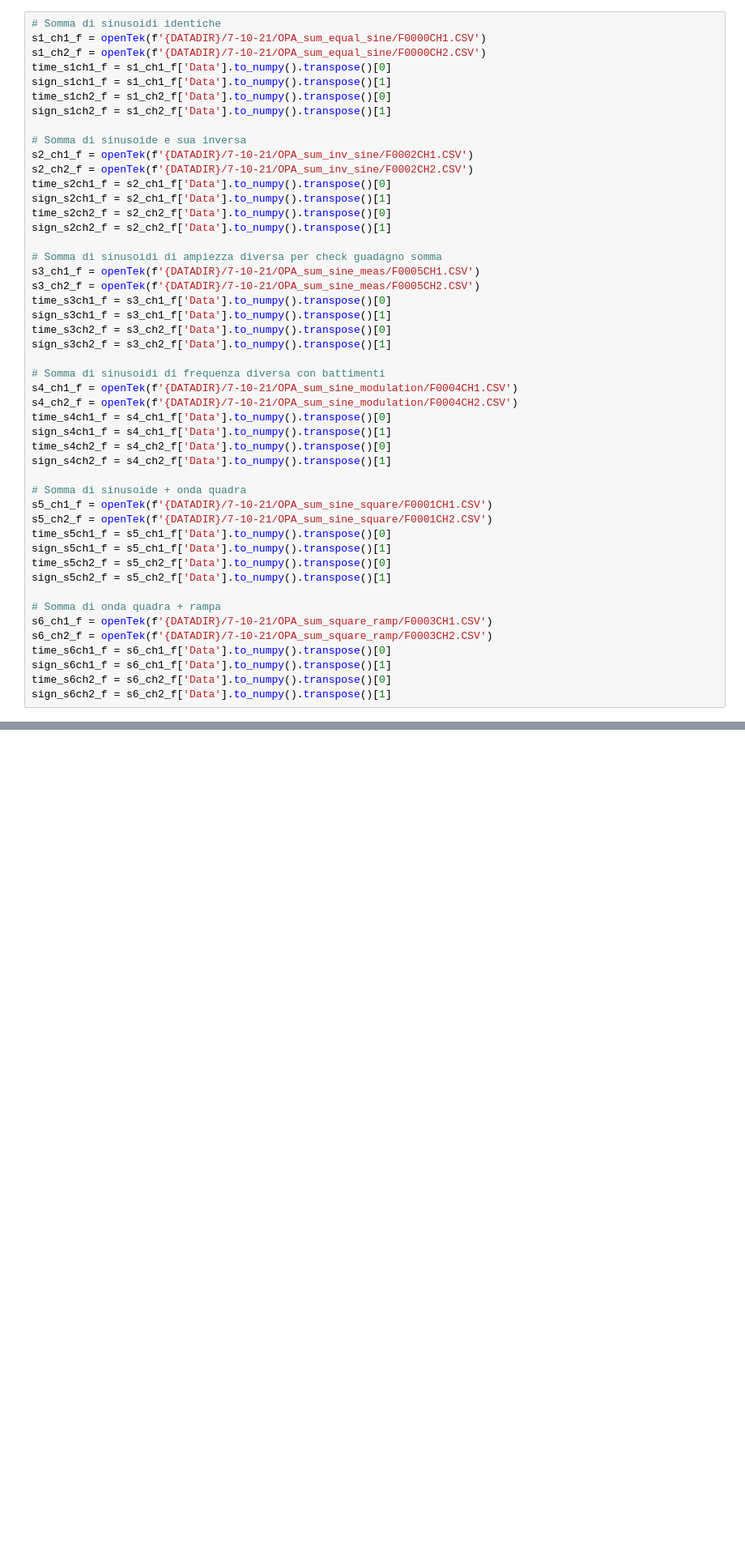
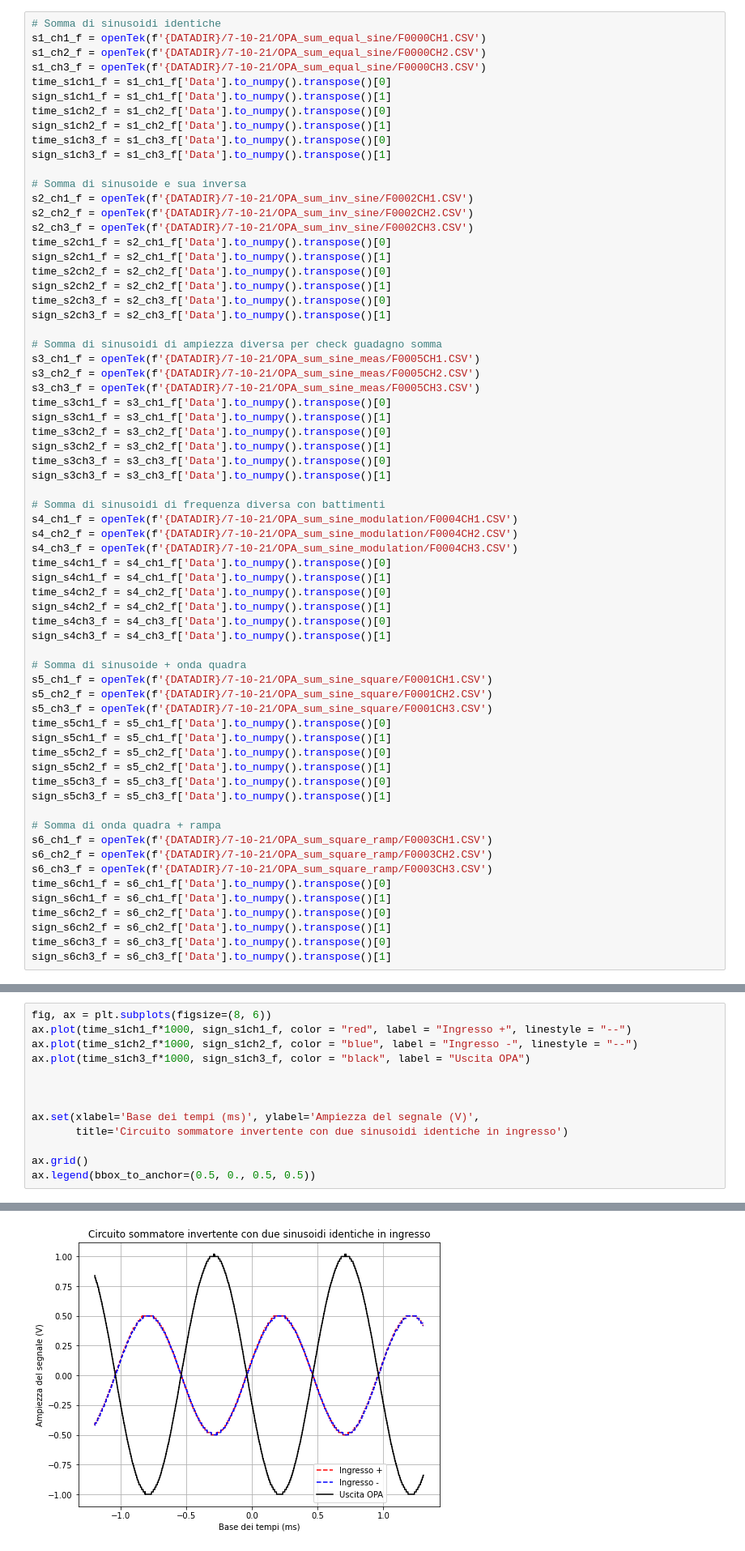
Before and after one commit to valeriopagliarino/Electronics-2021-UNITO-Public, a Jupyter notebook: analysis/3_Mixer_Diff_Trigger.ipynb, the cells around one changed output, grey strips where cells are left out. Shown at 81% size. Cells and saved outputs as stored; diff of their text form; blank space fills up the shorter version.

Commit message:
Mixer plots

```diff
--- a/analysis/3_Mixer_Diff_Trigger.ipynb
+++ b/analysis/3_Mixer_Diff_Trigger.ipynb
@@ -138,47 +138,65 @@ def openTek(path):
 # Somma di sinusoidi identiche
 s1_ch1_f = openTek(f'{DATADIR}/7-10-21/OPA_sum_equal_sine/F0000CH1.CSV')
 s1_ch2_f = openTek(f'{DATADIR}/7-10-21/OPA_sum_equal_sine/F0000CH2.CSV')
+s1_ch3_f = openTek(f'{DATADIR}/7-10-21/OPA_sum_equal_sine/F0000CH3.CSV')
 time_s1ch1_f = s1_ch1_f['Data'].to_numpy().transpose()[0]
 sign_s1ch1_f = s1_ch1_f['Data'].to_numpy().transpose()[1]
 time_s1ch2_f = s1_ch2_f['Data'].to_numpy().transpose()[0]
 sign_s1ch2_f = s1_ch2_f['Data'].to_numpy().transpose()[1]
+time_s1ch3_f = s1_ch3_f['Data'].to_numpy().transpose()[0]
+sign_s1ch3_f = s1_ch3_f['Data'].to_numpy().transpose()[1]
 
 # Somma di sinusoide e sua inversa
 s2_ch1_f = openTek(f'{DATADIR}/7-10-21/OPA_sum_inv_sine/F0002CH1.CSV')
 s2_ch2_f = openTek(f'{DATADIR}/7-10-21/OPA_sum_inv_sine/F0002CH2.CSV')
+s2_ch3_f = openTek(f'{DATADIR}/7-10-21/OPA_sum_inv_sine/F0002CH3.CSV')
 time_s2ch1_f = s2_ch1_f['Data'].to_numpy().transpose()[0]
 sign_s2ch1_f = s2_ch1_f['Data'].to_numpy().transpose()[1]
 time_s2ch2_f = s2_ch2_f['Data'].to_numpy().transpose()[0]
 sign_s2ch2_f = s2_ch2_f['Data'].to_numpy().transpose()[1]
+time_s2ch3_f = s2_ch3_f['Data'].to_numpy().transpose()[0]
+sign_s2ch3_f = s2_ch3_f['Data'].to_numpy().transpose()[1]
 
 # Somma di sinusoidi di ampiezza diversa per check guadagno somma
 s3_ch1_f = openTek(f'{DATADIR}/7-10-21/OPA_sum_sine_meas/F0005CH1.CSV')
 s3_ch2_f = openTek(f'{DATADIR}/7-10-21/OPA_sum_sine_meas/F0005CH2.CSV')
+s3_ch3_f = openTek(f'{DATADIR}/7-10-21/OPA_sum_sine_meas/F0005CH3.CSV')
 time_s3ch1_f = s3_ch1_f['Data'].to_numpy().transpose()[0]
 sign_s3ch1_f = s3_ch1_f['Data'].to_numpy().transpose()[1]
 time_s3ch2_f = s3_ch2_f['Data'].to_numpy().transpose()[0]
 sign_s3ch2_f = s3_ch2_f['Data'].to_numpy().transpose()[1]
+time_s3ch3_f = s3_ch3_f['Data'].to_numpy().transpose()[0]
+sign_s3ch3_f = s3_ch3_f['Data'].to_numpy().transpose()[1]
 
 # Somma di sinusoidi di frequenza diversa con battimenti
 s4_ch1_f = openTek(f'{DATADIR}/7-10-21/OPA_sum_sine_modulation/F0004CH1.CSV')
 s4_ch2_f = openTek(f'{DATADIR}/7-10-21/OPA_sum_sine_modulation/F0004CH2.CSV')
+s4_ch3_f = openTek(f'{DATADIR}/7-10-21/OPA_sum_sine_modulation/F0004CH3.CSV')
 time_s4ch1_f = s4_ch1_f['Data'].to_numpy().transpose()[0]
 sign_s4ch1_f = s4_ch1_f['Data'].to_numpy().transpose()[1]
 time_s4ch2_f = s4_ch2_f['Data'].to_numpy().transpose()[0]
 sign_s4ch2_f = s4_ch2_f['Data'].to_numpy().transpose()[1]
+time_s4ch3_f = s4_ch3_f['Data'].to_numpy().transpose()[0]
+sign_s4ch3_f = s4_ch3_f['Data'].to_numpy().transpose()[1]
 
 # Somma di sinusoide + onda quadra
 s5_ch1_f = openTek(f'{DATADIR}/7-10-21/OPA_sum_sine_square/F0001CH1.CSV')
 s5_ch2_f = openTek(f'{DATADIR}/7-10-21/OPA_sum_sine_square/F0001CH2.CSV')
+s5_ch3_f = openTek(f'{DATADIR}/7-10-21/OPA_sum_sine_square/F0001CH3.CSV')
 time_s5ch1_f = s5_ch1_f['Data'].to_numpy().transpose()[0]
 sign_s5ch1_f = s5_ch1_f['Data'].to_numpy().transpose()[1]
 time_s5ch2_f = s5_ch2_f['Data'].to_numpy().transpose()[0]
 sign_s5ch2_f = s5_ch2_f['Data'].to_numpy().transpose()[1]
+time_s5ch3_f = s5_ch3_f['Data'].to_numpy().transpose()[0]
+sign_s5ch3_f = s5_ch3_f['Data'].to_numpy().transpose()[1]
 
 # Somma di onda quadra + rampa
 s6_ch1_f = openTek(f'{DATADIR}/7-10-21/OPA_sum_square_ramp/F0003CH1.CSV')
 s6_ch2_f = openTek(f'{DATADIR}/7-10-21/OPA_sum_square_ramp/F0003CH2.CSV')
+s6_ch3_f = openTek(f'{DATADIR}/7-10-21/OPA_sum_square_ramp/F0003CH3.CSV')
 time_s6ch1_f = s6_ch1_f['Data'].to_numpy().transpose()[0]
 sign_s6ch1_f = s6_ch1_f['Data'].to_numpy().transpose()[1]
 time_s6ch2_f = s6_ch2_f['Data'].to_numpy().transpose()[0]
 sign_s6ch2_f = s6_ch2_f['Data'].to_numpy().transpose()[1]
+time_s6ch3_f = s6_ch3_f['Data'].to_numpy().transpose()[0]
+sign_s6ch3_f = s6_ch3_f['Data'].to_numpy().transpose()[1]
@@ -184,0 +205,14 @@ sign_s6ch2_f = s6_ch2_f['Data'].to_numpy().transpose()[1]
+# %%
+fig, ax = plt.subplots(figsize=(8, 6))
+ax.plot(time_s1ch1_f*1000, sign_s1ch1_f, color = "red", label = "Ingresso +", linestyle = "--")
+ax.plot(time_s1ch2_f*1000, sign_s1ch2_f, color = "blue", label = "Ingresso -", linestyle = "--")
+ax.plot(time_s1ch3_f*1000, sign_s1ch3_f, color = "black", label = "Uscita OPA")
+
+
+
+ax.set(xlabel='Base dei tempi (ms)', ylabel='Ampiezza del segnale (V)',
+       title='Circuito sommatore invertente con due sinusoidi identiche in ingresso')
+
+ax.grid()
+ax.legend(bbox_to_anchor=(0.5, 0., 0.5, 0.5))
+# %% [output]
@@ -184,0 +220 @@ sign_s6ch2_f = s6_ch2_f['Data'].to_numpy().transpose()[1]
+[figure, added]
```
Also changed, not shown: parts of 11 cells of this notebook.
